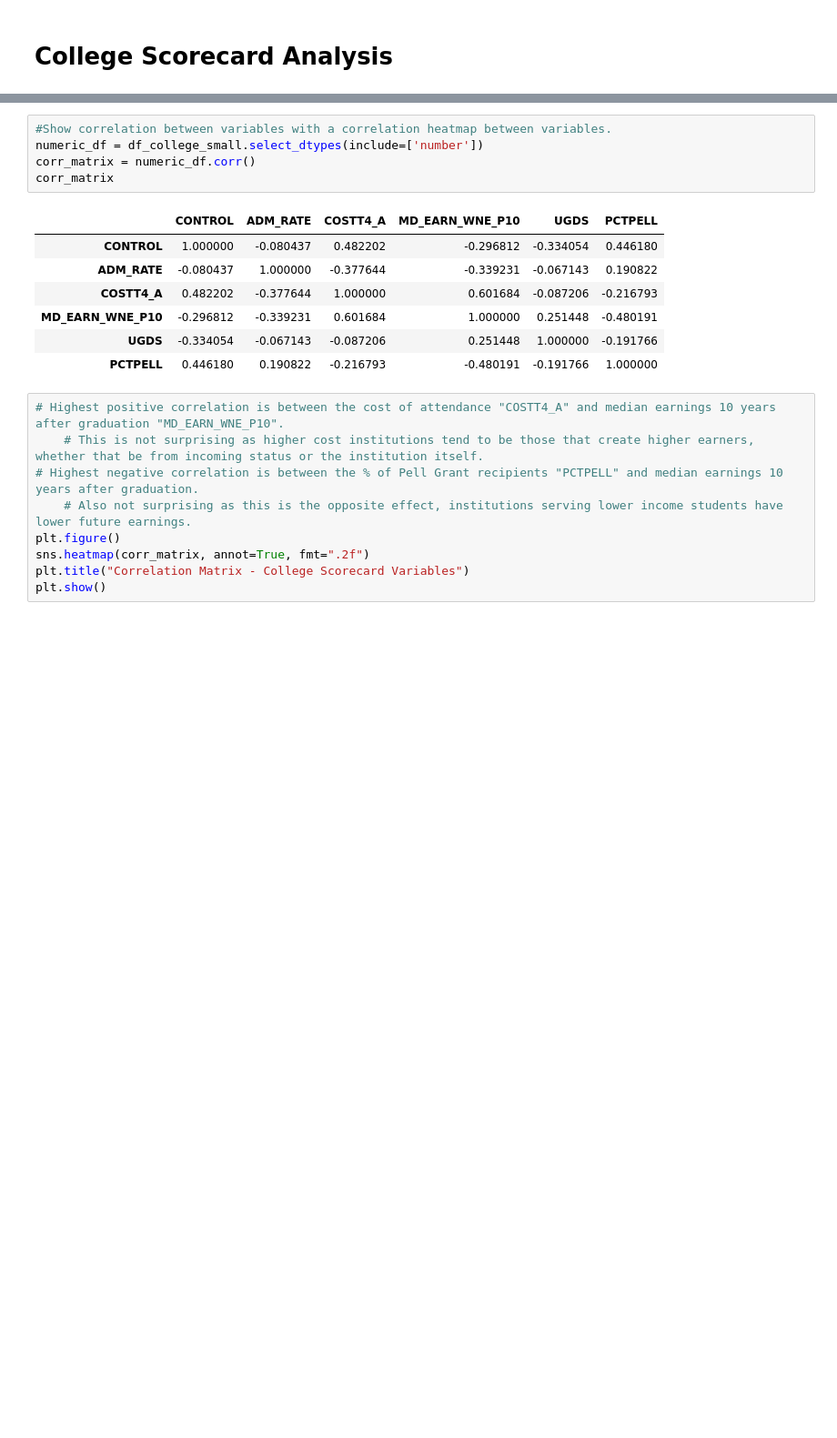
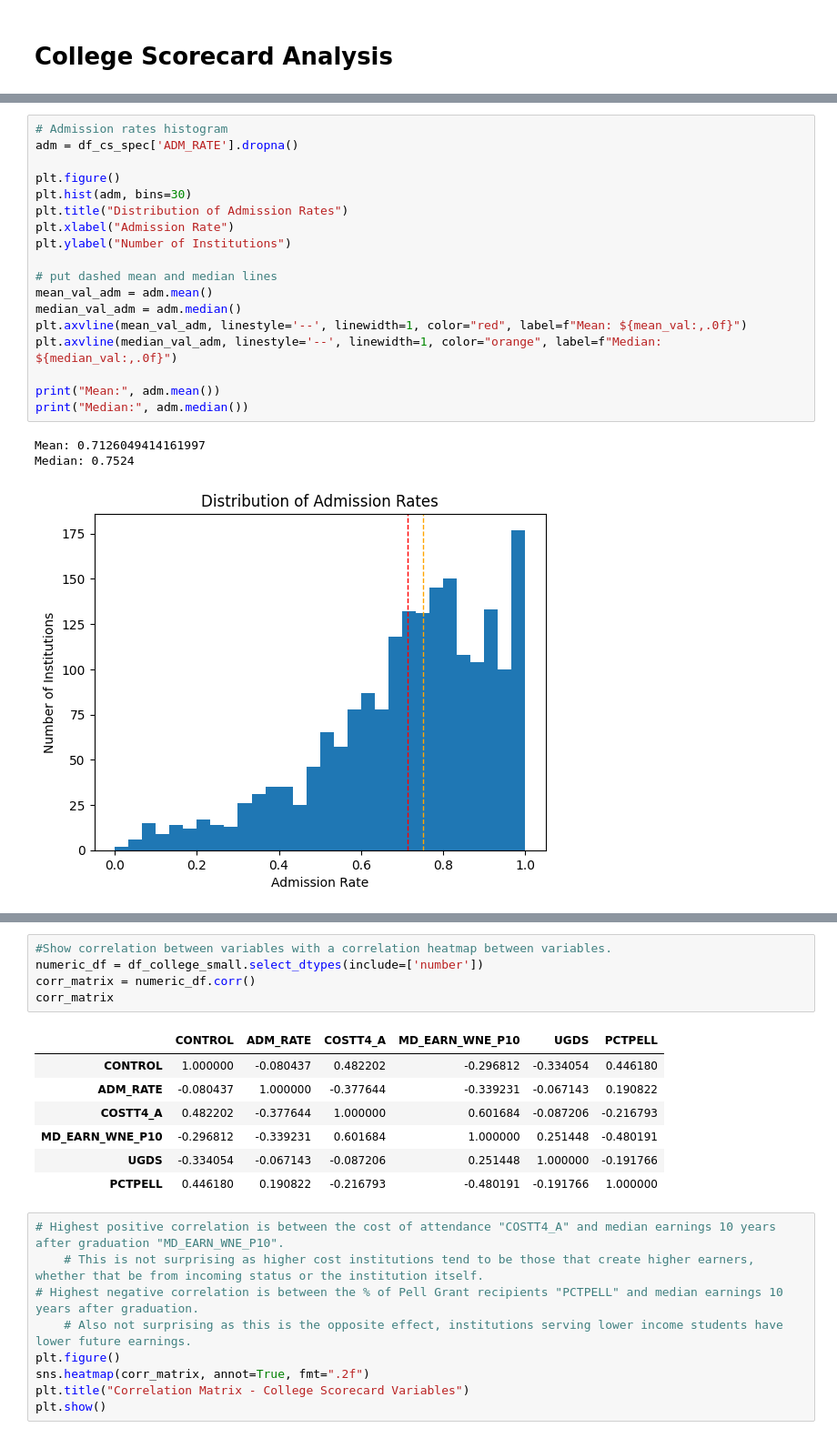
Before and after one commit to connermay/OMDS-ModB2-Week4-May-Conner, a Jupyter notebook: hw-portion-wk4.ipynb, the cells around one changed output, grey strips where cells are left out. Shown at 91% size. Saved outputs shown, nothing was run; the diff lists cells and outputs as text; blank space fills up the shorter version.

```diff
--- a/hw-portion-wk4.ipynb
+++ b/hw-portion-wk4.ipynb
@@ -203,0 +198,22 @@ plt.legend()
+# %%
+# Admission rates histogram
+adm = df_cs_spec['ADM_RATE'].dropna()
+
+plt.figure()
+plt.hist(adm, bins=30)
+plt.title("Distribution of Admission Rates")
+plt.xlabel("Admission Rate")
+plt.ylabel("Number of Institutions")
+
+# put dashed mean and median lines
+mean_val_adm = adm.mean()
+median_val_adm = adm.median()
+plt.axvline(mean_val_adm, linestyle='--', linewidth=1, color="red", label=f"Mean: ${mean_val:,.0f}")
+plt.axvline(median_val_adm, linestyle='--', linewidth=1, color="orange", label=f"Median: ${median_val:,.0f}")
+
+print("Mean:", adm.mean())
+print("Median:", adm.median())
+# %% [output]
+Mean: 0.7126049414161997
+Median: 0.7524
+[figure, added]
```
Also changed, not shown: parts of 26 cells of this notebook, 1 other file.
